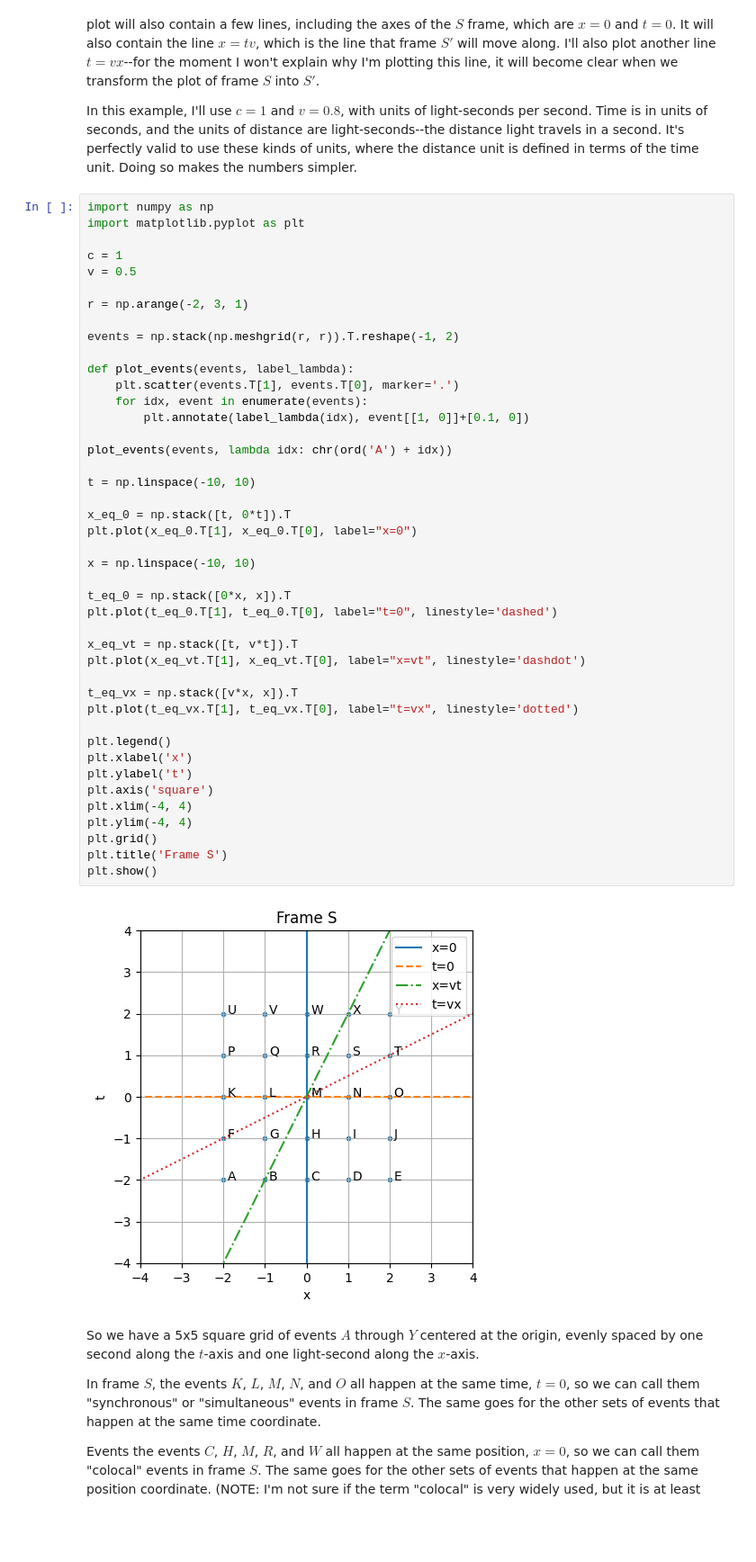
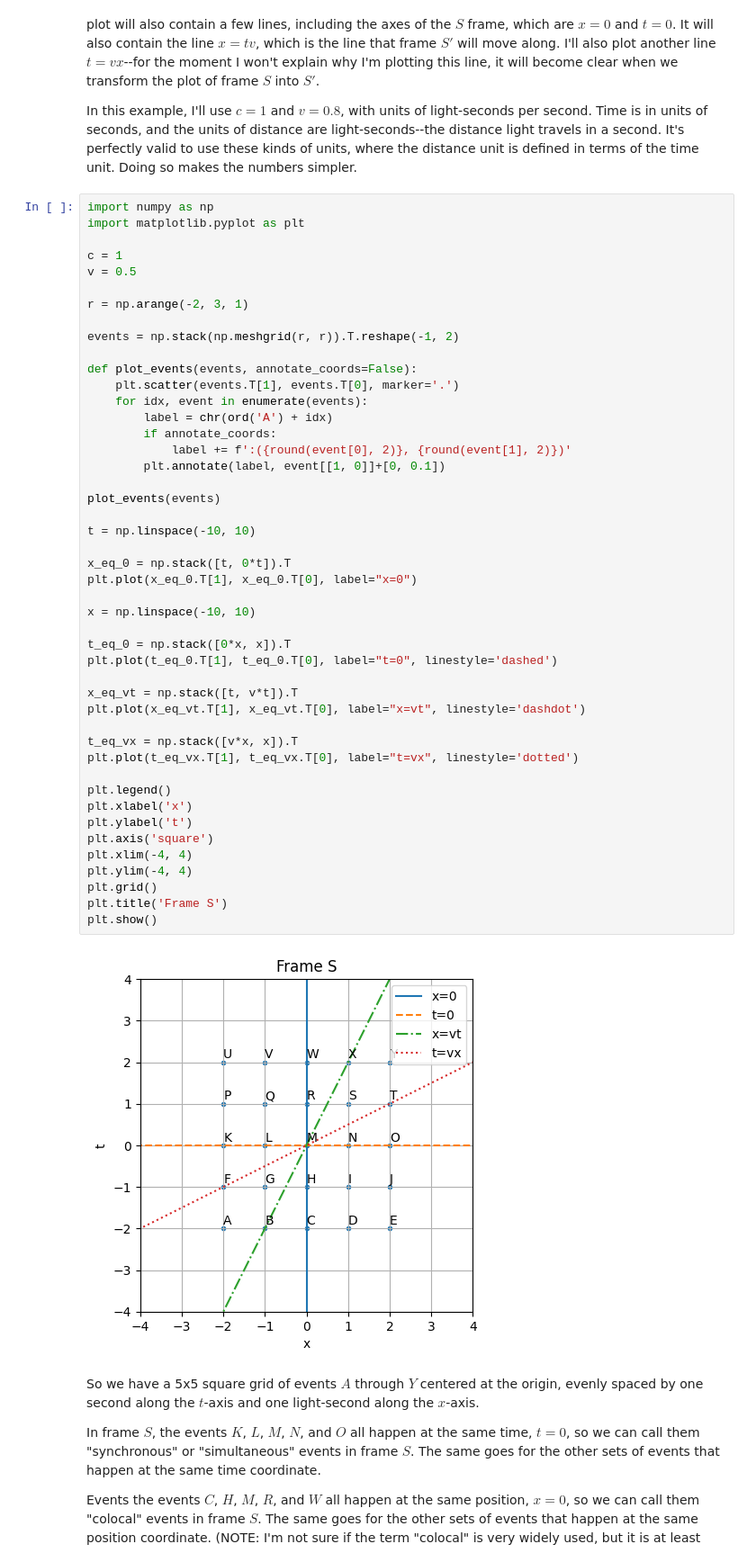
Before and after one commit to kurtamohler/physics-sims, a Jupyter notebook: notebooks/Special Relativity.ipynb, the cells around one changed output. Shown at 90% size. Cells and saved outputs as stored; diff of their text form; blank space fills up the shorter version.

```diff
--- a/notebooks/Special Relativity.ipynb
+++ b/notebooks/Special Relativity.ipynb
@@ -298,40 +298,43 @@ r = np.arange(-2, 3, 1)
 
 events = np.stack(np.meshgrid(r, r)).T.reshape(-1, 2)
 
-def plot_events(events, label_lambda):
+def plot_events(events, annotate_coords=False):
     plt.scatter(events.T[1], events.T[0], marker='.')
     for idx, event in enumerate(events):
-        plt.annotate(label_lambda(idx), event[[1, 0]]+[0.1, 0])
+        label = chr(ord('A') + idx)
+        if annotate_coords:
+            label += f':({round(event[0], 2)}, {round(event[1], 2)})'
+        plt.annotate(label, event[[1, 0]]+[0, 0.1])
 
-plot_events(events, lambda idx: chr(ord('A') + idx))
+plot_events(events)
 
 t = np.linspace(-10, 10)
 
 x_eq_0 = np.stack([t, 0*t]).T
 plt.plot(x_eq_0.T[1], x_eq_0.T[0], label="x=0")
 
 x = np.linspace(-10, 10)
 
 t_eq_0 = np.stack([0*x, x]).T
 plt.plot(t_eq_0.T[1], t_eq_0.T[0], label="t=0", linestyle='dashed')
 
 x_eq_vt = np.stack([t, v*t]).T
 plt.plot(x_eq_vt.T[1], x_eq_vt.T[0], label="x=vt", linestyle='dashdot')
 
 t_eq_vx = np.stack([v*x, x]).T
 plt.plot(t_eq_vx.T[1], t_eq_vx.T[0], label="t=vx", linestyle='dotted')
 
 plt.legend()
 plt.xlabel('x')
 plt.ylabel('t')
 plt.axis('square')
 plt.xlim(-4, 4)
 plt.ylim(-4, 4)
 plt.grid()
 plt.title('Frame S')
 plt.show()
 # %% [output]
-[figure, old version]
+[figure, new version]
 # %% [markdown]
 So we have a 5x5 square grid of events $A$ through $Y$ centered at the origin, evenly spaced by one second along the $t$-axis and one light-second along the $x$-axis.
 
```
Also changed, not shown: parts of 23 cells of this notebook.
